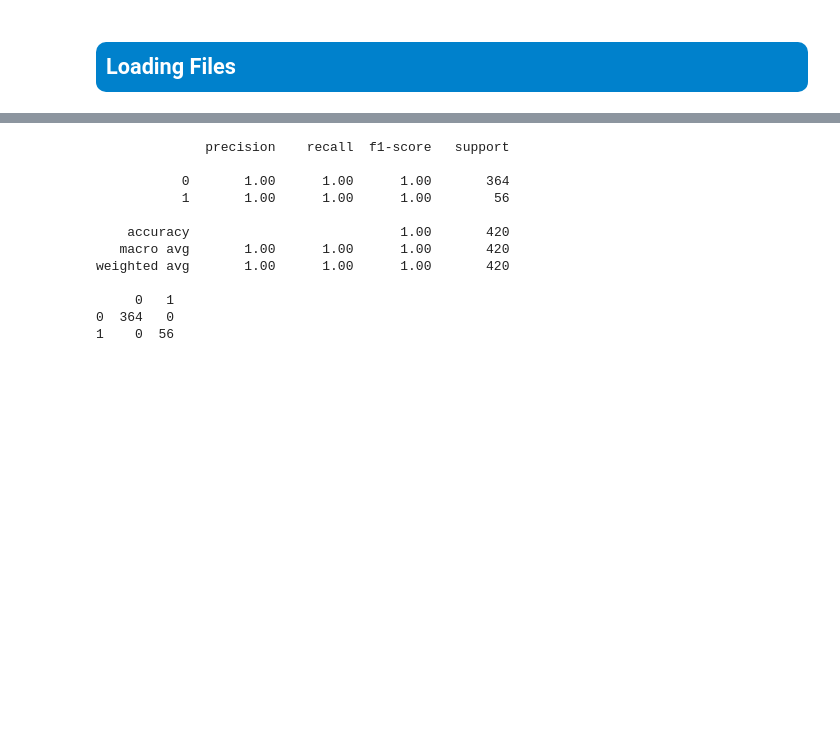
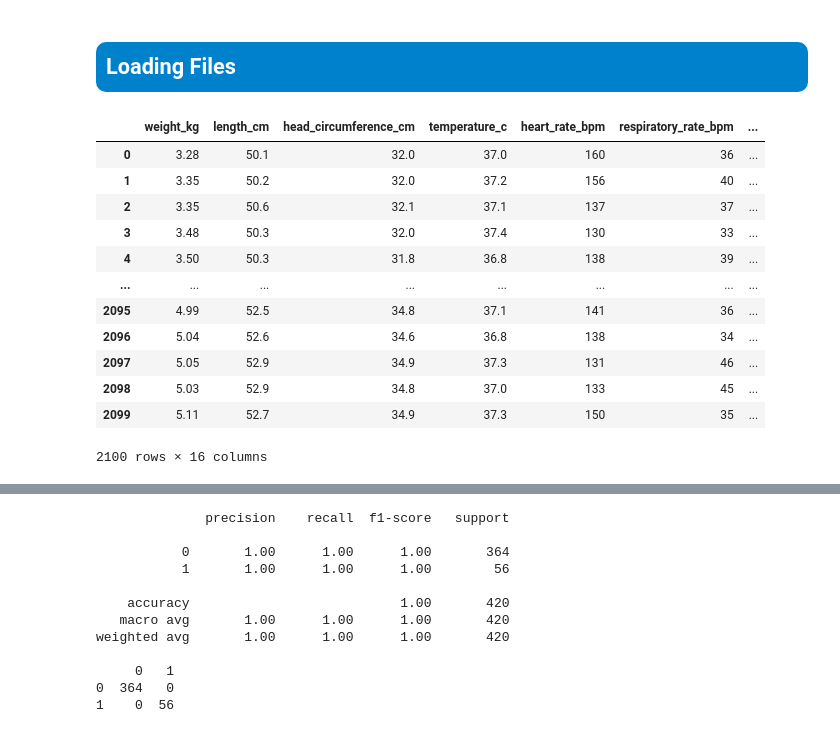
Before and after one commit to R-Vel/ML_Lab2, a Jupyter notebook: fiana_new_model.ipynb, the cells around one changed output, grey strips where cells are left out. Saved outputs shown, nothing was run; the diff lists cells and outputs as text; code cells hidden in the pictures; blank space fills up the shorter version.

```diff
--- a/fiana_new_model.ipynb
+++ b/fiana_new_model.ipynb
@@ -21,6 +23,22 @@ from sklearn.metrics import accuracy_score, precision_score, recall_score, f1_sc
 # load the data frame
 df = pd.read_csv('historical.csv')
 fn_details = pd.read_csv('corrected_false_negatives.csv')
+# %%
+df.iloc[:,9:]
+# %% [output]
+|  | weight_kg | length_cm | head_circumference_cm | temperature_c | heart_rate_bpm | respiratory_rate_bpm | ... |
+| 0 | 3.28 | 50.1 | 32.0 | 37.0 | 160 | 36 | ... |
+| 1 | 3.35 | 50.2 | 32.0 | 37.2 | 156 | 40 | ... |
+| 2 | 3.35 | 50.6 | 32.1 | 37.1 | 137 | 37 | ... |
+| 3 | 3.48 | 50.3 | 32.0 | 37.4 | 130 | 33 | ... |
+| 4 | 3.50 | 50.3 | 31.8 | 36.8 | 138 | 39 | ... |
+| ... | ... | ... | ... | ... | ... | ... | ... |
+| 2095 | 4.99 | 52.5 | 34.8 | 37.1 | 141 | 36 | ... |
+| 2096 | 5.04 | 52.6 | 34.6 | 36.8 | 138 | 34 | ... |
+| 2097 | 5.05 | 52.9 | 34.9 | 37.3 | 131 | 46 | ... |
+| 2098 | 5.03 | 52.9 | 34.8 | 37.0 | 133 | 45 | ... |
+| 2099 | 5.11 | 52.7 | 34.9 | 37.3 | 150 | 35 | ... |
+2100 rows × 16 columns
 # %%
 # get complete columns for false negative babies
 fn_df = fn_details.merge(df,
```
Also changed, not shown: parts of 5 cells of this notebook, 1 other file.
